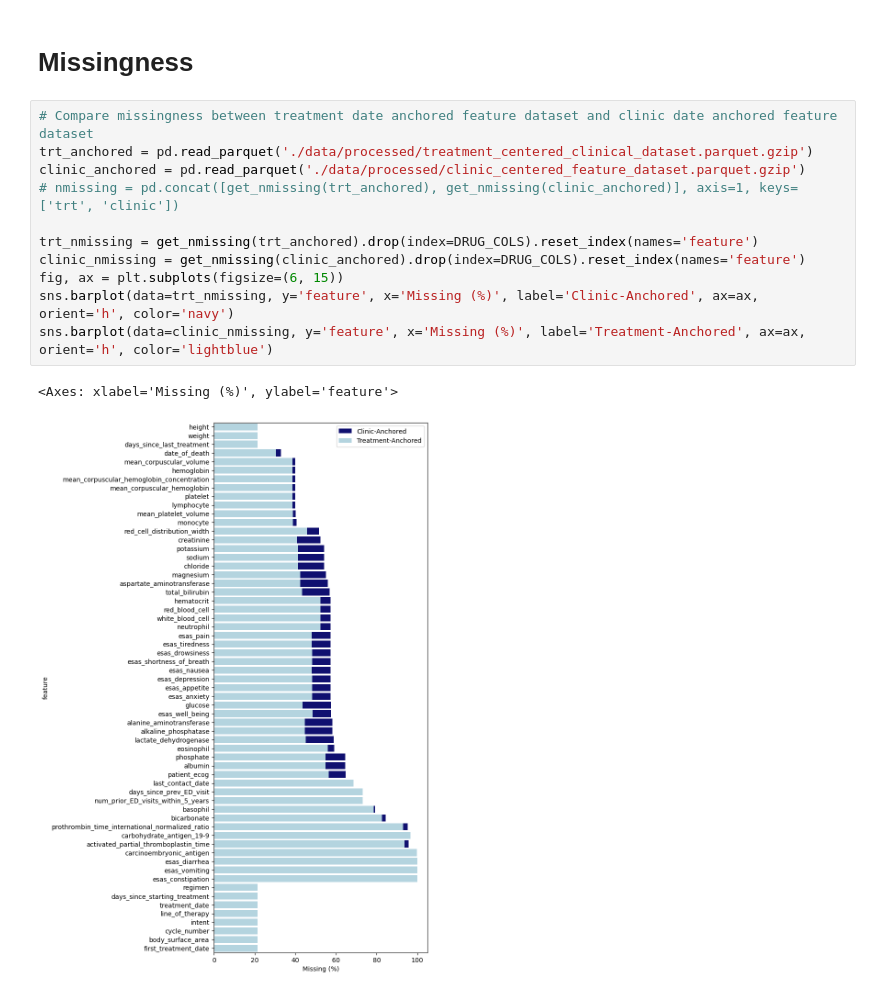
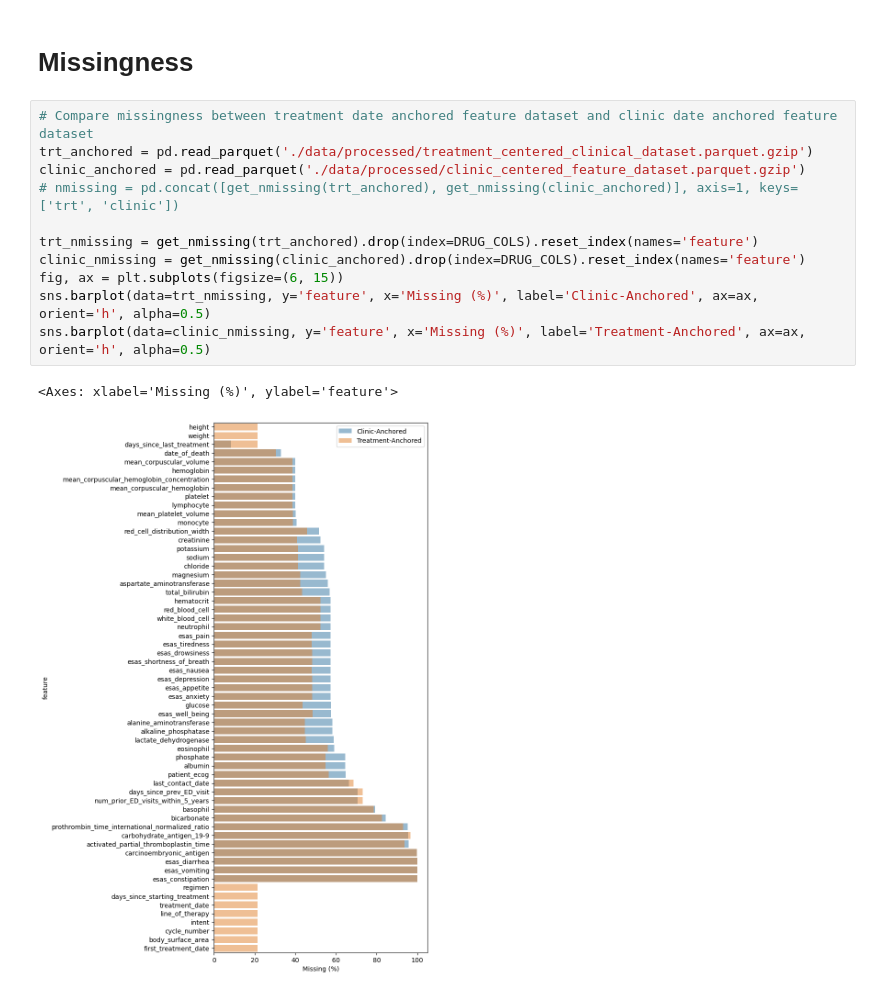
Before and after one commit to ml4oncology/PredUCE, a Jupyter notebook: notebooks/acu/Supplement.ipynb, the cells around one changed output. Drawn from its saved outputs; the diff is of its cells as text.

```diff
--- a/notebooks/acu/Supplement.ipynb
+++ b/notebooks/acu/Supplement.ipynb
@@ -75,14 +75,14 @@ Clinical notes were uploaded to EPR
 # %%
 # Compare missingness between treatment date anchored feature dataset and clinic date anchored feature dataset
 trt_anchored = pd.read_parquet('./data/processed/treatment_centered_clinical_dataset.parquet.gzip')
 clinic_anchored = pd.read_parquet('./data/processed/clinic_centered_feature_dataset.parquet.gzip')
 # nmissing = pd.concat([get_nmissing(trt_anchored), get_nmissing(clinic_anchored)], axis=1, keys=['trt', 'clinic'])
 
 trt_nmissing = get_nmissing(trt_anchored).drop(index=DRUG_COLS).reset_index(names='feature')
 clinic_nmissing = get_nmissing(clinic_anchored).drop(index=DRUG_COLS).reset_index(names='feature')
 fig, ax = plt.subplots(figsize=(6, 15))
-sns.barplot(data=trt_nmissing, y='feature', x='Missing (%)', label='Clinic-Anchored', ax=ax, orient='h', color='navy')
-sns.barplot(data=clinic_nmissing, y='feature', x='Missing (%)', label='Treatment-Anchored', ax=ax, orient='h', color='lightblue')
+sns.barplot(data=trt_nmissing, y='feature', x='Missing (%)', label='Clinic-Anchored', ax=ax, orient='h', alpha=0.5)
+sns.barplot(data=clinic_nmissing, y='feature', x='Missing (%)', label='Treatment-Anchored', ax=ax, orient='h', alpha=0.5)
 # %% [output]
 <Axes: xlabel='Missing (%)', ylabel='feature'>
-[figure, old version]
+[figure, new version]
```
Also changed, not shown: parts of 1 cell of this notebook, 10 other files.
